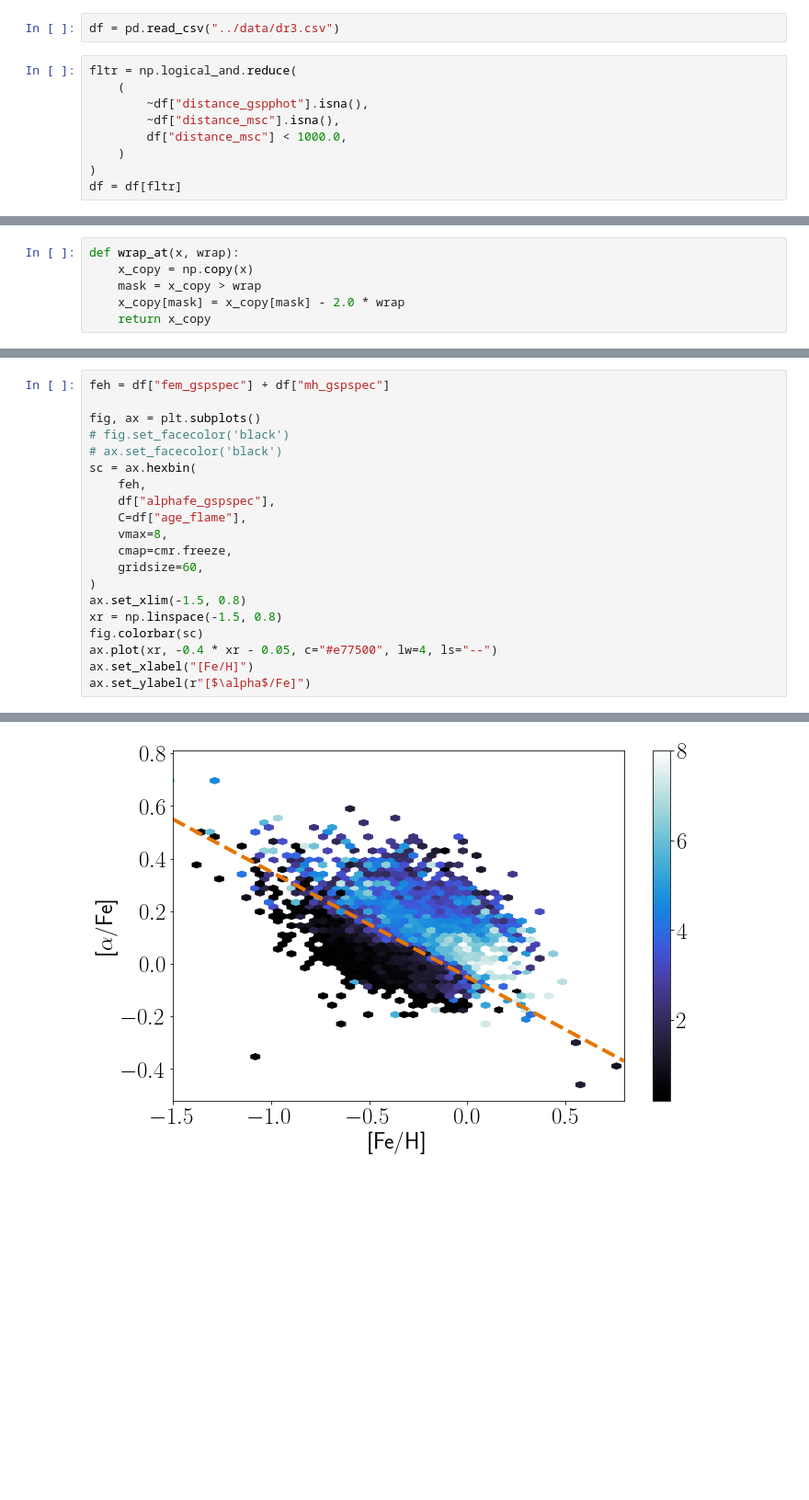
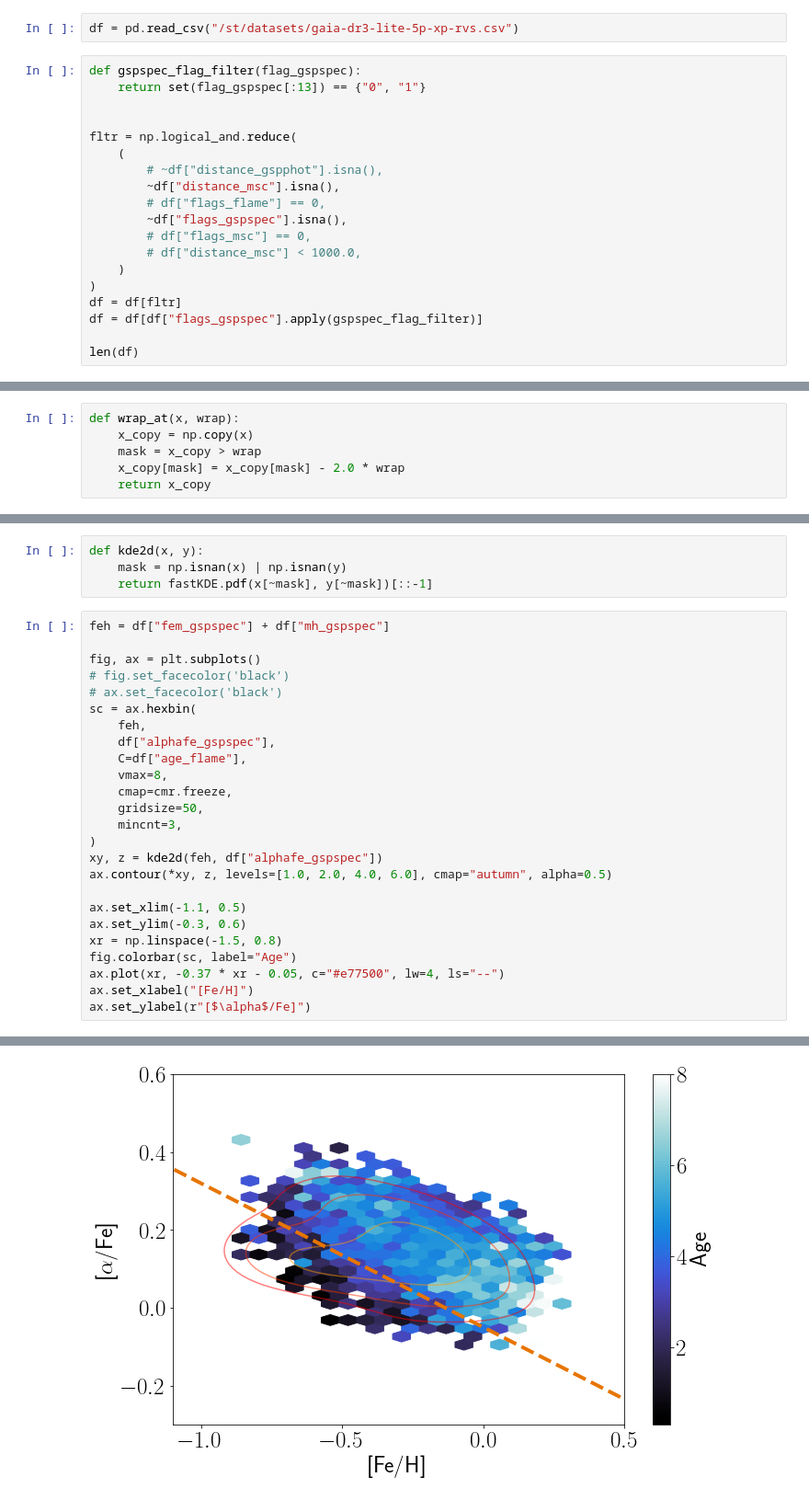
Before and after one commit to al-jshen/jx, a Jupyter notebook: notebooks/dr3.ipynb, the cells around one changed output, grey strips where cells are left out. Shown at 92% size. Saved outputs shown, nothing was run; the diff lists cells and outputs as text; blank space fills up the shorter version.

```diff
--- a/notebooks/dr3.ipynb
+++ b/notebooks/dr3.ipynb
@@ -105,11 +121,21 @@ WHERE gs."has_xp_sampled" = True
 # %%
-df = pd.read_csv("../data/dr3.csv")
+df = pd.read_csv("/st/datasets/gaia-dr3-lite-5p-xp-rvs.csv")
 # %%
+def gspspec_flag_filter(flag_gspspec):
+    return set(flag_gspspec[:13]) == {"0", "1"}
+
+
 fltr = np.logical_and.reduce(
     (
-        ~df["distance_gspphot"].isna(),
+        # ~df["distance_gspphot"].isna(),
         ~df["distance_msc"].isna(),
-        df["distance_msc"] < 1000.0,
+        # df["flags_flame"] == 0,
+        ~df["flags_gspspec"].isna(),
+        # df["flags_msc"] == 0,
+        # df["distance_msc"] < 1000.0,
     )
 )
 df = df[fltr]
+df = df[df["flags_gspspec"].apply(gspspec_flag_filter)]
+
+len(df)
@@ -203,23 +236,32 @@ fig.colorbar(sc, cax=cbarax)
+# %%
+def kde2d(x, y):
+    mask = np.isnan(x) | np.isnan(y)
+    return fastKDE.pdf(x[~mask], y[~mask])[::-1]
 # %%
 feh = df["fem_gspspec"] + df["mh_gspspec"]
 
 fig, ax = plt.subplots()
 # fig.set_facecolor('black')
 # ax.set_facecolor('black')
 sc = ax.hexbin(
     feh,
     df["alphafe_gspspec"],
     C=df["age_flame"],
     vmax=8,
     cmap=cmr.freeze,
-    gridsize=60,
+    gridsize=50,
+    mincnt=3,
 )
-ax.set_xlim(-1.5, 0.8)
+xy, z = kde2d(feh, df["alphafe_gspspec"])
+ax.contour(*xy, z, levels=[1.0, 2.0, 4.0, 6.0], cmap="autumn", alpha=0.5)
+
+ax.set_xlim(-1.1, 0.5)
+ax.set_ylim(-0.3, 0.6)
 xr = np.linspace(-1.5, 0.8)
-fig.colorbar(sc)
-ax.plot(xr, -0.4 * xr - 0.05, c="#e77500", lw=4, ls="--")
+fig.colorbar(sc, label="Age")
+ax.plot(xr, -0.37 * xr - 0.05, c="#e77500", lw=4, ls="--")
 ax.set_xlabel("[Fe/H]")
 ax.set_ylabel(r"[$\alpha$/Fe]")
 # %% [output]
 Text(0, 0.5, '[$\\alpha$/Fe]')
-[figure, old version]
+[figure, new version]
```
Also changed, not shown: parts of 15 cells of this notebook, 6 other files.
